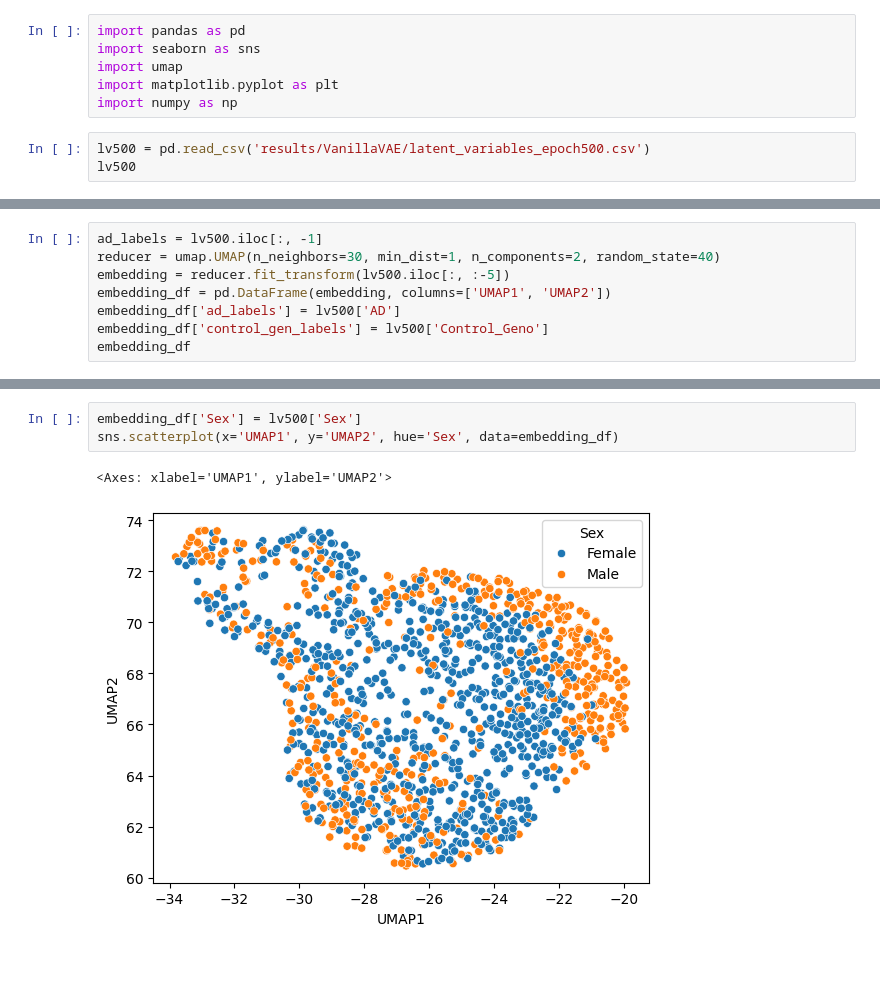
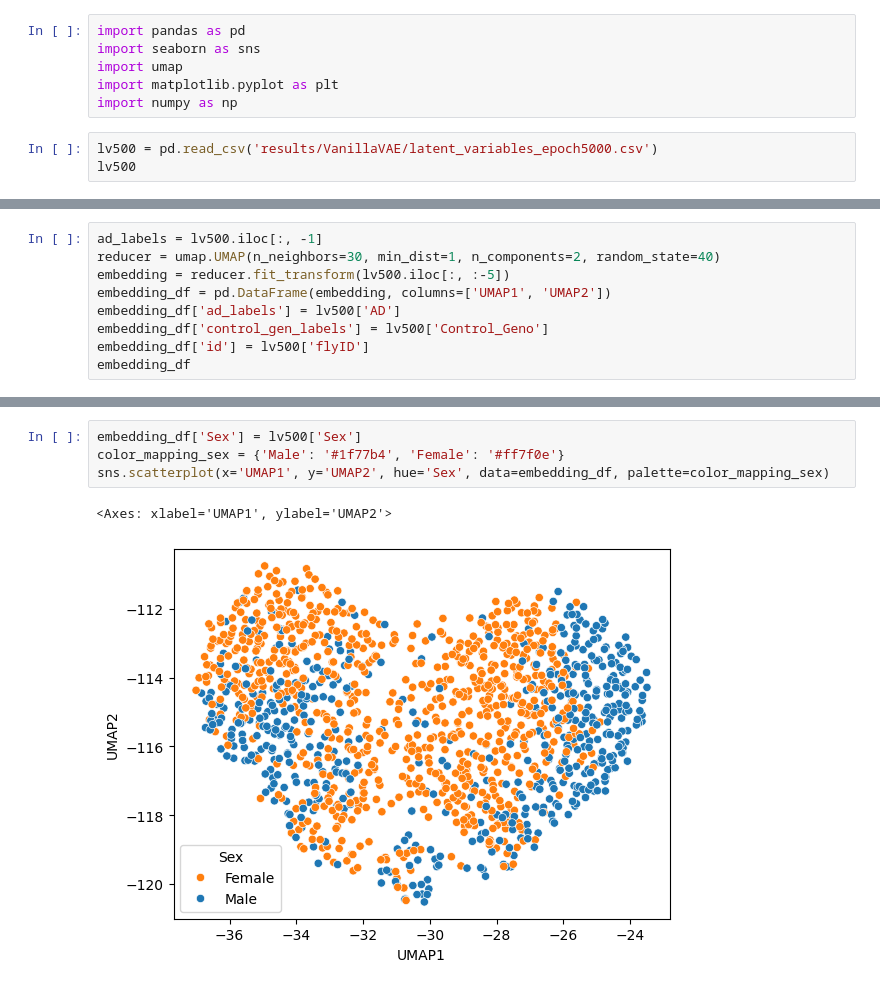
Before and after one commit to draeloslab/mm-vae, a Jupyter notebook: view_latent_space.ipynb, the cells around one changed output, grey strips where cells are left out. Saved outputs shown, nothing was run; the diff lists cells and outputs as text.

```diff
--- a/view_latent_space.ipynb
+++ b/view_latent_space.ipynb
@@ -5,7 +5,7 @@ import umap
 import matplotlib.pyplot as plt
 import numpy as np
 # %%
-lv500 = pd.read_csv('results/VanillaVAE/latent_variables_epoch500.csv')
+lv500 = pd.read_csv('results/VanillaVAE/latent_variables_epoch5000.csv')
 lv500
 # %% [output]
 |  | LV1 | LV2 | LV3 | LV4 | LV5 | LV6 | LV7 | LV8 | LV9 | LV10 | ... | ... |
@@ -88,5 +111,6 @@ embedding = reducer.fit_transform(lv500.iloc[:, :-5])
 embedding_df = pd.DataFrame(embedding, columns=['UMAP1', 'UMAP2'])
 embedding_df['ad_labels'] = lv500['AD']
 embedding_df['control_gen_labels'] = lv500['Control_Geno']
+embedding_df['id'] = lv500['flyID']
 embedding_df
 # %% [output]
@@ -132,6 +163,7 @@ lv500
 # %%
 embedding_df['Sex'] = lv500['Sex']
-sns.scatterplot(x='UMAP1', y='UMAP2', hue='Sex', data=embedding_df)
+color_mapping_sex = {'Male': '#1f77b4', 'Female': '#ff7f0e'}
+sns.scatterplot(x='UMAP1', y='UMAP2', hue='Sex', data=embedding_df, palette=color_mapping_sex)
 # %% [output]
 <Axes: xlabel='UMAP1', ylabel='UMAP2'>
-[figure, old version]
+[figure, new version]
```
Also changed, not shown: parts of 48 cells of this notebook, 6 other files.
